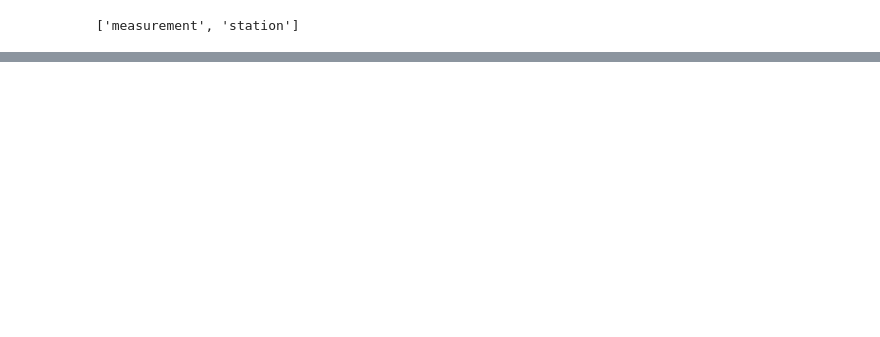
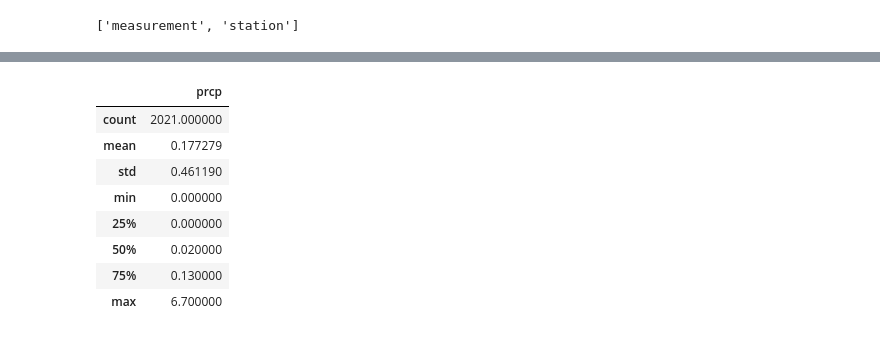
Before and after one commit to wonderbug2020/sqlalchemy, a Jupyter notebook: main.ipynb, the cells around one changed output, grey strips where cells are left out. Cells and saved outputs as stored; diff of their text form; code cells hidden in the pictures; blank space fills up the shorter version.

```diff
--- a/main.ipynb
+++ b/main.ipynb
@@ -66,0 +97,13 @@ test_df.set_index('date')
+# %%
+#Print out the statistics for the precipitation
+measurement3_df.describe()
+# %% [output]
+|  | prcp |
+| count | 2021.000000 |
+| mean | 0.177279 |
+| std | 0.461190 |
+| min | 0.000000 |
+| 25% | 0.000000 |
+| 50% | 0.020000 |
+| 75% | 0.130000 |
+| max | 6.700000 |
```
Also changed, not shown: parts of 9 cells of this notebook.
